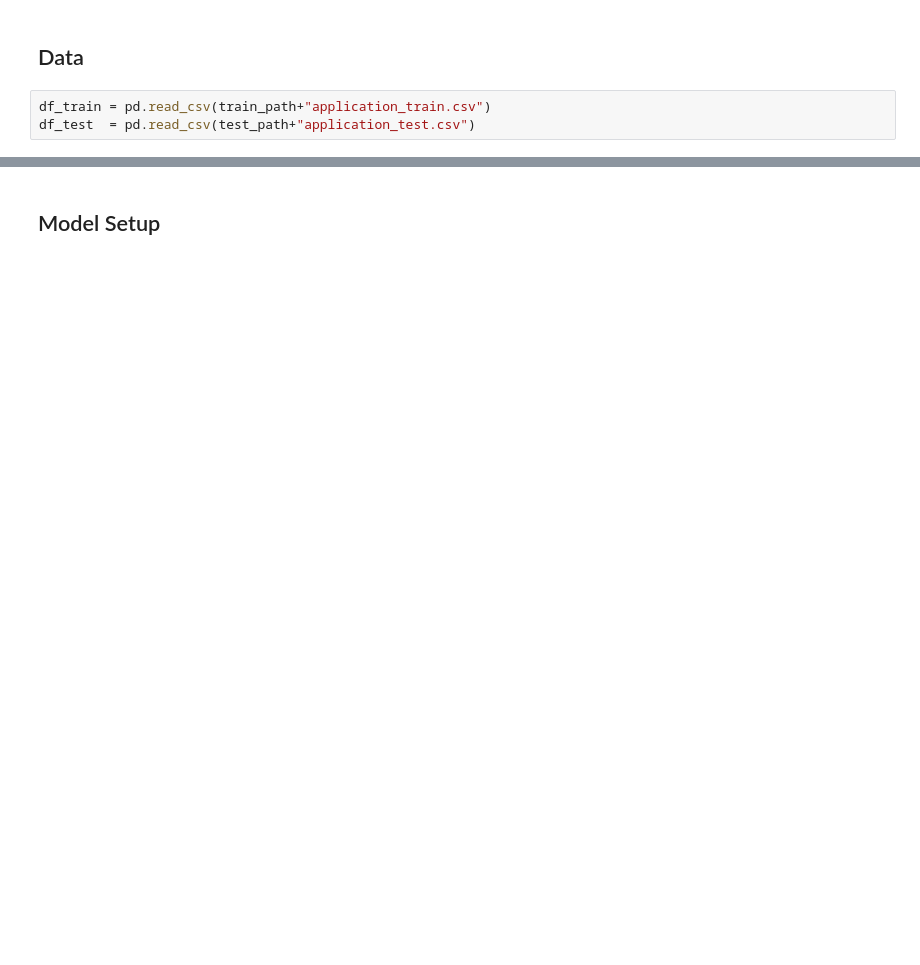
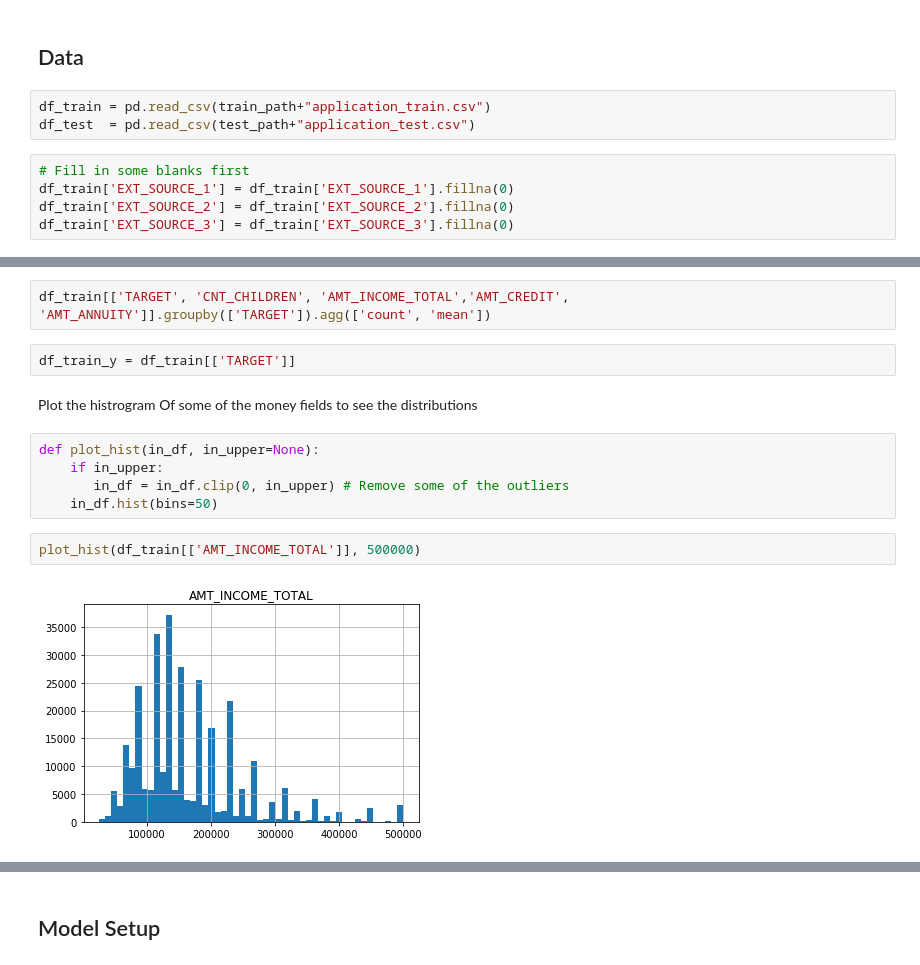
Before and after one commit to lasmith/kaggle-home-credit, a Jupyter notebook: HomeCredit_Exploration.ipynb, the cells around one changed output, grey strips where cells are left out. Saved outputs shown, nothing was run; the diff lists cells and outputs as text; blank space fills up the shorter version.

```diff
--- a/HomeCredit_Exploration.ipynb
+++ b/HomeCredit_Exploration.ipynb
@@ -36,3 +37,8 @@ valid_path=path + 'valid/'
 # %%
 df_train = pd.read_csv(train_path+"application_train.csv")
 df_test  = pd.read_csv(test_path+"application_test.csv")
+# %%
+# Fill in some blanks first
+df_train['EXT_SOURCE_1'] = df_train['EXT_SOURCE_1'].fillna(0)
+df_train['EXT_SOURCE_2'] = df_train['EXT_SOURCE_2'].fillna(0)
+df_train['EXT_SOURCE_3'] = df_train['EXT_SOURCE_3'].fillna(0)
@@ -74,0 +80,15 @@ df_test.describe()
+# %%
+df_train[['TARGET', 'CNT_CHILDREN', 'AMT_INCOME_TOTAL','AMT_CREDIT', 'AMT_ANNUITY']].groupby(['TARGET']).agg(['count', 'mean'])
+# %%
+df_train_y = df_train[['TARGET']]
+# %% [markdown]
+Plot the histrogram Of some of the money fields to see the distributions
+# %%
+def plot_hist(in_df, in_upper=None):
+    if in_upper:
+       in_df = in_df.clip(0, in_upper) # Remove some of the outliers
+    in_df.hist(bins=50)
+# %%
+plot_hist(df_train[['AMT_INCOME_TOTAL']], 500000)
+# %% [output]
+[figure, added]
```
Also changed, not shown: parts of 43 cells of this notebook, 7 other files.
